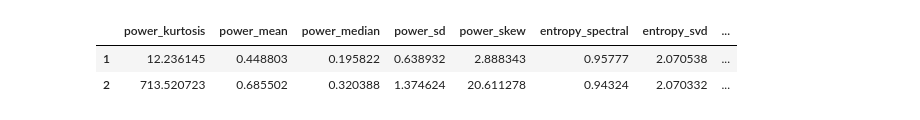
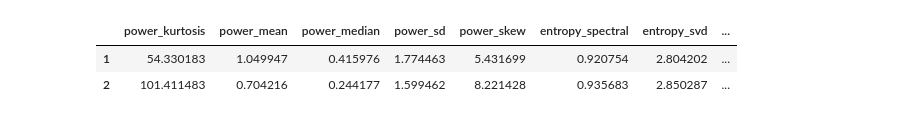
Before and after one commit to gilestrolab/pyrem, a Jupyter notebook: prototype/features.ipynb, the cells around one changed output. Drawn from its saved outputs; the diff is of its cells as text; code cells hidden in the pictures.

```diff
--- a/prototype/features.ipynb
+++ b/prototype/features.ipynb
@@ -11,8 +9,8 @@ import pylab as pl
 import pandas as pd
 from scipy import signal
 # %%
-#seq = np.genfromtxt("/home/quentin/Desktop/rem_chunking/test_eeg_no_header_small.txt")
-seq = np.genfromtxt("/home/quentin/Desktop/rem_chunking/test_eeg_no_header.txt")
+seq = np.genfromtxt("/home/quentin/Desktop/rem_chunking/test_eeg_no_header_small.txt")
+#seq = np.genfromtxt("/home/quentin/Desktop/rem_chunking/test_eeg_no_header.txt")
 to_remove =1 * int(seq.size / 100.0)
 seq = seq[to_remove: -to_remove]
 # seq = np.sin(np.linspace(0, 200, 100000)) *10
@@ -47,11 +42,10 @@ print f[np.argmax(pxx)]
 # %%
 ff = pr.features.FeatureFactory()
-
-df = pd.concat([ff(1, c1), ff(2, c2)])
+df = pd.concat([ff(c1,1), ff(c2,2)])
 df
 # %% [output]
 |  | power_kurtosis | power_mean | power_median | power_sd | power_skew | entropy_spectral | entropy_svd | ... |
-| 1 | 12.236145 | 0.448803 | 0.195822 | 0.638932 | 2.888343 | 0.95777 | 2.070538 | ... |
-| 2 | 713.520723 | 0.685502 | 0.320388 | 1.374624 | 20.611278 | 0.94324 | 2.070332 | ... |
+| 1 | 54.330183 | 1.049947 | 0.415976 | 1.774463 | 5.431699 | 0.920754 | 2.804202 | ... |
+| 2 | 101.411483 | 0.704216 | 0.244177 | 1.599462 | 8.221428 | 0.935683 | 2.850287 | ... |
 # %%
 ff = pr.features.FeatureFactory()
```
Also changed, not shown: parts of 8 cells of this notebook, 4 other files.
